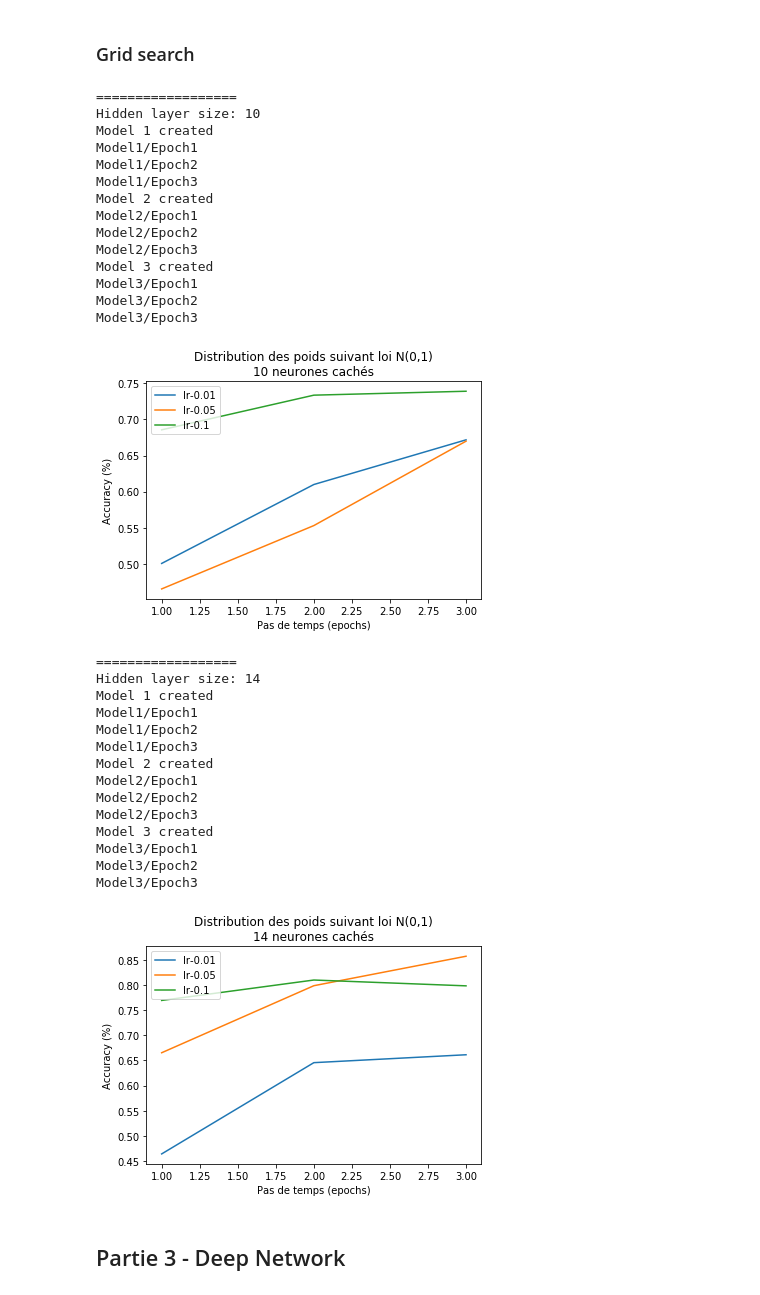
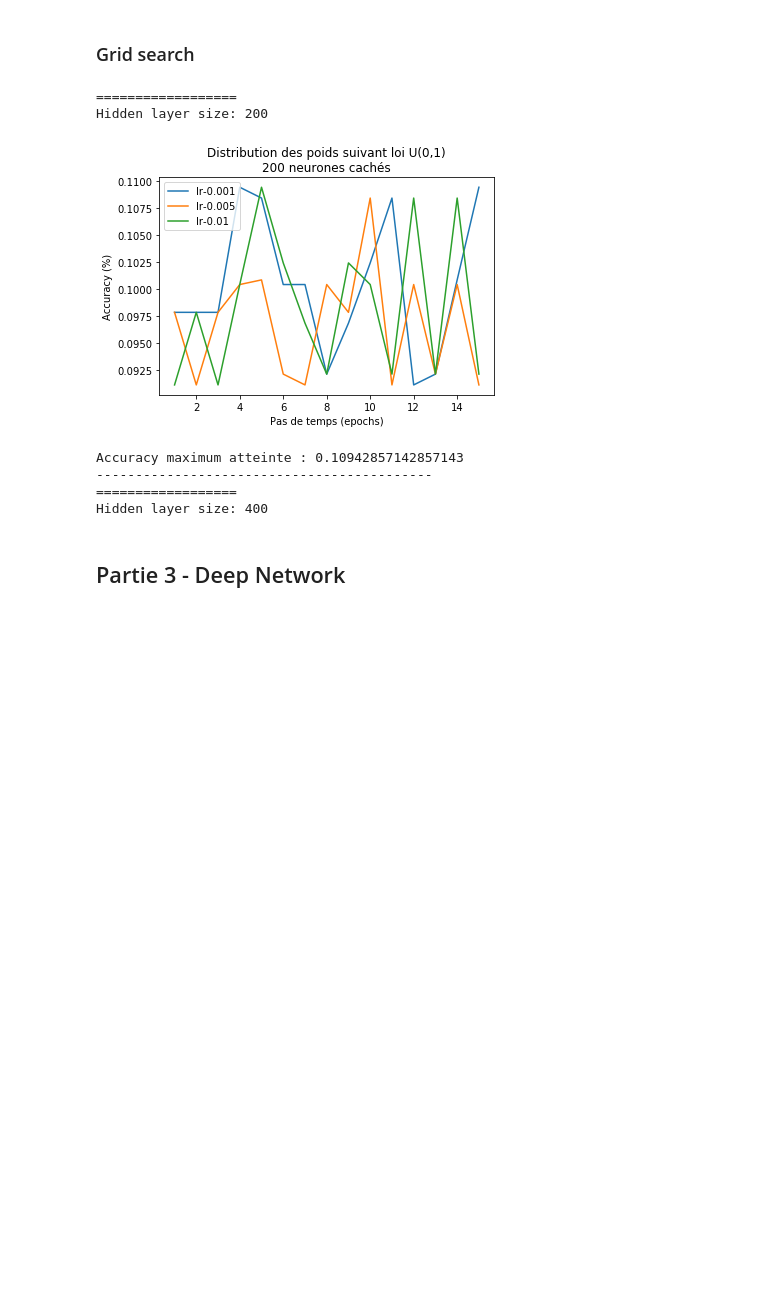
Before and after one commit to pierreelliott/Bio-inspired_Intelligence, a Jupyter notebook: TP1.ipynb, the cells around one changed output. Drawn from its saved outputs; the diff is of its cells as text; code cells hidden in the pictures; blank space fills up the shorter version.

Commit message:
Correction grid search + graphiques

```diff
--- a/TP1.ipynb
+++ b/TP1.ipynb
@@ -326,69 +326,42 @@ def initModelFunction(nb_neurons):
         return MLP(input_dim, nb_neurons, nb_class, lr, initWeights=initWeights)
     return initModel
 
-def MLP_grid_search(learning_rates, hidden_layer_sizes, nb_epochs=6, show_progress=False, initModelF=initModelFunction):
+def MLP_grid_search(learning_rates, hidden_layer_sizes, nb_epochs=6, title="", initModelF=initModelFunction, initWeights=initWeightsDefault):
     for size in hidden_layer_sizes:
         print("==================\nHidden layer size:", size)
         initModel = initModelF(size)
-        accuracies = grid_search(learning_rates, nb_epochs=nb_epochs, show_progress=show_progress, initModel=initModel, initWeights=)
-        plotAccuracy(accuracies, learning_rates, nb_epochs, title=f"Distribution des poids suivant loi N(0,1)\n{size} neurones cachés")
+        accuracies = grid_search(learning_rates, nb_epochs=nb_epochs, show_progress=False, initModel=initModel, initWeights=initWeights)
+        plotAccuracy(accuracies, learning_rates, nb_epochs, title=f"{title}\n{size} neurones cachés")
+        max_accuracy = np.max(accuracies)
+        print(f"Accuracy maximum atteinte : {max_accuracy}")
+        print("-------------------------------------------")
 # %%
-lr = (1e-2, 0.05, 0.1)
-hidden_layer_sizes = (10, 14)
-# hidden_layer_sizes = (25, 32)
-
-MLP_grid_search(lr, hidden_layer_sizes, nb_epochs=3)
-
+hidden_layer_sizes = (200, 400)#(10, 60, 100, 150, 200, 300, 400)
 learning_rates = (1e-3, 5e-3, 1e-2)
 nb_epochs = 15
 initFunctions = {
     "U": [
         [0,1], [0,0.5], [-1,0], [-1,1]
     ],
     "N": [
         [0,1], [0,0.5]
     ]
 }
 
 for typeF, typeFParam in initFunctions.items():
     for initFP in typeFParam:
         initF = (initFunctionsDict[typeF])(initFP[0], initFP[1])
-        accuracies = MLP_grid_search(learning_rates, nb_epochs)
-        plotAccuracy(accuracies, learning_rates, nb_epochs, title=f"Distribution des poids suivant loi {typeF}({initFP[0]},{initFP[1]})")
-        max_accuracy = np.max(accuracies)
-        print(f"Accuracy maximum atteinte : {max_accuracy}")
-        print("-------------------------------------------")
+        title=f"Distribution des poids suivant loi {typeF}({initFP[0]},{initFP[1]})"
+        accuracies = MLP_grid_search(learning_rates, hidden_layer_sizes, nb_epochs, initWeights=initF, title=title)
+        print("===========================================")
 # %% [output]
 ==================
-Hidden layer size: 10
-Model 1 created
-Model1/Epoch1
-Model1/Epoch2
-Model1/Epoch3
-Model 2 created
-Model2/Epoch1
-Model2/Epoch2
-Model2/Epoch3
-Model 3 created
-Model3/Epoch1
-Model3/Epoch2
-Model3/Epoch3
+Hidden layer size: 200
-[figure, old version]
+[figure, new version]
+Accuracy maximum atteinte : 0.10942857142857143
+-------------------------------------------
 ==================
-Hidden layer size: 14
-Model 1 created
-Model1/Epoch1
-Model1/Epoch2
-Model1/Epoch3
-Model 2 created
-Model2/Epoch1
-Model2/Epoch2
-Model2/Epoch3
-Model 3 created
-Model3/Epoch1
-Model3/Epoch2
-Model3/Epoch3
+Hidden layer size: 400
-[figure, removed]
 # %% [markdown]
 ## Partie 3 - Deep Network
 # %%
```
